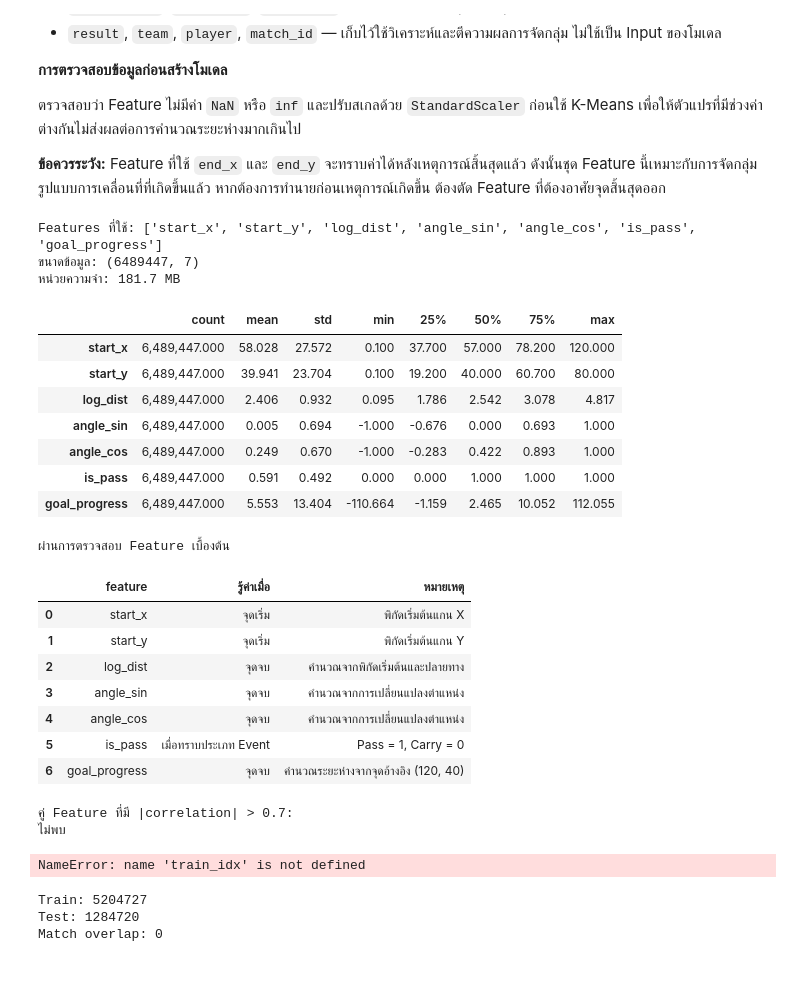
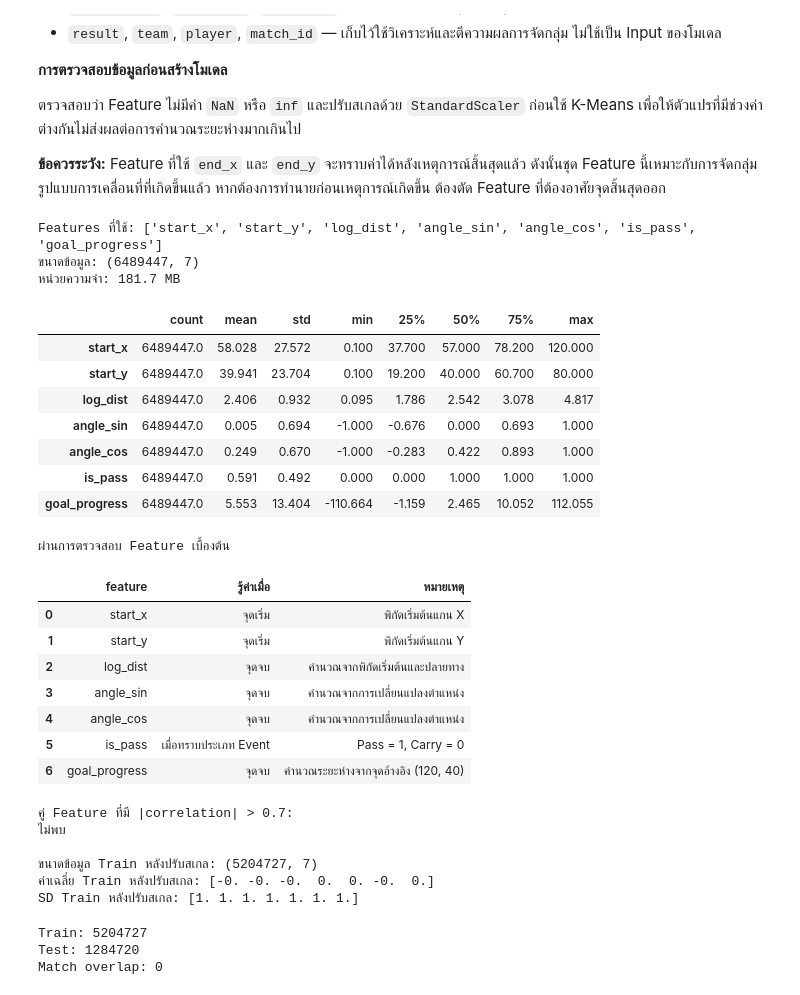
Before and after one commit to doperjerr/G2_MiniProject_Part2_BigData_ML, a Jupyter notebook: G2_MiniProject_Part2_BigData_ML.ipynb, the cells around one changed output. Saved outputs shown, nothing was run; the diff lists cells and outputs as text; code cells hidden in the pictures.

```diff
--- a/G2_MiniProject_Part2_BigData_ML.ipynb
+++ b/G2_MiniProject_Part2_BigData_ML.ipynb
@@ -1448,13 +1446,13 @@ Pass มีจำนวน 3,835,632 Events (59.11%) และมีระยะ
 
 **ข้อควรระวัง:** Feature ที่ใช้ `end_x` และ `end_y` จะทราบค่าได้หลังเหตุการณ์สิ้นสุดแล้ว ดังนั้นชุด Feature นี้เหมาะกับการจัดกลุ่มรูปแบบการเคลื่อนที่ที่เกิดขึ้นแล้ว หากต้องการทำนายก่อนเหตุการณ์เกิดขึ้น ต้องตัด Feature ที่ต้องอาศัยจุดสิ้นสุดออก
 # %%
-
 # ==========================================================
 # 7. Feature Engineering
 # ==========================================================
 import numpy as np
 import pandas as pd
 from sklearn.preprocessing import StandardScaler
+from sklearn.model_selection import GroupShuffleSplit
 
 GOAL_X, GOAL_Y = 120.0, 40.0
 
@@ -1563,44 +1561,60 @@ upper = corr.where(
     np.triu(np.ones(corr.shape, dtype=bool), k=1)
 )
 
 pairs = (
     upper.stack()
     .loc[lambda s: s > 0.7]
     .sort_values(ascending=False)
 )
 
 print("คู่ Feature ที่มี |correlation| > 0.7:")
 print(pairs.round(3).to_string() if len(pairs) else "ไม่พบ")
 
 # ----------------------------------------------------------
-# 6) ปรับสเกล Features ก่อน Clustering
+# 6) แบ่งข้อมูลด้วย GroupShuffleSplit เพื่อหลีกเลี่ยง Data Leakage ในระดับ Match
+# ----------------------------------------------------------
+splitter = GroupShuffleSplit(
+    n_splits=1,
+    test_size=0.2,
+    random_state=42
+)
+
+train_idx, test_idx = next(
+    splitter.split(
+        fe[FEATURES],
+        groups=meta["match_id"]
+    )
+)
+
+# ----------------------------------------------------------
+# 7) ปรับสเกล Features ก่อน Clustering
 # ----------------------------------------------------------
 # StandardScaler: fit เฉพาะชุด Train
 scaler = StandardScaler()
 
 X_train_scaled = scaler.fit_transform(
     fe.iloc[train_idx][FEATURES]
 )
 
 # ใช้ scaler เดิม transform ชุด Test
 X_test_scaled = scaler.transform(
     fe.iloc[test_idx][FEATURES]
 )
-print("\nขนาดข้อมูลหลังปรับสเกล:", X_scaled.shape)
-print("ค่าเฉลี่ยหลังปรับสเกล:", np.round(X_scaled.mean(axis=0), 3))
-print("SD หลังปรับสเกล:", np.round(X_scaled.std(axis=0), 3))
+print("\nขนาดข้อมูล Train หลังปรับสเกล:", X_train_scaled.shape)
+print("ค่าเฉลี่ย Train หลังปรับสเกล:", np.round(X_train_scaled.mean(axis=0), 3))
+print("SD Train หลังปรับสเกล:", np.round(X_train_scaled.std(axis=0), 3))
 # %% [output]
 Features ที่ใช้: ['start_x', 'start_y', 'log_dist', 'angle_sin', 'angle_cos', 'is_pass', 'goal_progress']
 ขนาดข้อมูล: (6489447, 7)
 หน่วยความจำ: 181.7 MB
 |  | count | mean | std | min | 25% | 50% | 75% | max |
-| start_x | 6,489,447.000 | 58.028 | 27.572 | 0.100 | 37.700 | 57.000 | 78.200 | 120.000 |
-| start_y | 6,489,447.000 | 39.941 | 23.704 | 0.100 | 19.200 | 40.000 | 60.700 | 80.000 |
-| log_dist | 6,489,447.000 | 2.406 | 0.932 | 0.095 | 1.786 | 2.542 | 3.078 | 4.817 |
-| angle_sin | 6,489,447.000 | 0.005 | 0.694 | -1.000 | -0.676 | 0.000 | 0.693 | 1.000 |
-| angle_cos | 6,489,447.000 | 0.249 | 0.670 | -1.000 | -0.283 | 0.422 | 0.893 | 1.000 |
-| is_pass | 6,489,447.000 | 0.591 | 0.492 | 0.000 | 0.000 | 1.000 | 1.000 | 1.000 |
-| goal_progress | 6,489,447.000 | 5.553 | 13.404 | -110.664 | -1.159 | 2.465 | 10.052 | 112.055 |
+| start_x | 6489447.0 | 58.028 | 27.572 | 0.100 | 37.700 | 57.000 | 78.200 | 120.000 |
+| start_y | 6489447.0 | 39.941 | 23.704 | 0.100 | 19.200 | 40.000 | 60.700 | 80.000 |
+| log_dist | 6489447.0 | 2.406 | 0.932 | 0.095 | 1.786 | 2.542 | 3.078 | 4.817 |
+| angle_sin | 6489447.0 | 0.005 | 0.694 | -1.000 | -0.676 | 0.000 | 0.693 | 1.000 |
+| angle_cos | 6489447.0 | 0.249 | 0.670 | -1.000 | -0.283 | 0.422 | 0.893 | 1.000 |
+| is_pass | 6489447.0 | 0.591 | 0.492 | 0.000 | 0.000 | 1.000 | 1.000 | 1.000 |
+| goal_progress | 6489447.0 | 5.553 | 13.404 | -110.664 | -1.159 | 2.465 | 10.052 | 112.055 |
 ผ่านการตรวจสอบ Feature เบื้องต้น
 |  | feature | รู้ค่าเมื่อ | หมายเหตุ |
 | 0 | start_x | จุดเริ่ม | พิกัดเริ่มต้นแกน X |
@@ -1612,7 +1626,10 @@ Features ที่ใช้: ['start_x', 'start_y', 'log_dist', 'angle_sin', 'an
 | 6 | goal_progress | จุดจบ | คำนวณระยะห่างจากจุดอ้างอิง (120, 40) |
 คู่ Feature ที่มี |correlation| > 0.7:
 ไม่พบ
+
+ขนาดข้อมูล Train หลังปรับสเกล: (5204727, 7)
+ค่าเฉลี่ย Train หลังปรับสเกล: [-0. -0. -0.  0.  0. -0.  0.]
+SD Train หลังปรับสเกล: [1. 1. 1. 1. 1. 1. 1.]
-NameError: name 'train_idx' is not defined
 # %%
 from sklearn.model_selection import GroupShuffleSplit
 
```
Also changed, not shown: parts of 4 cells of this notebook.
